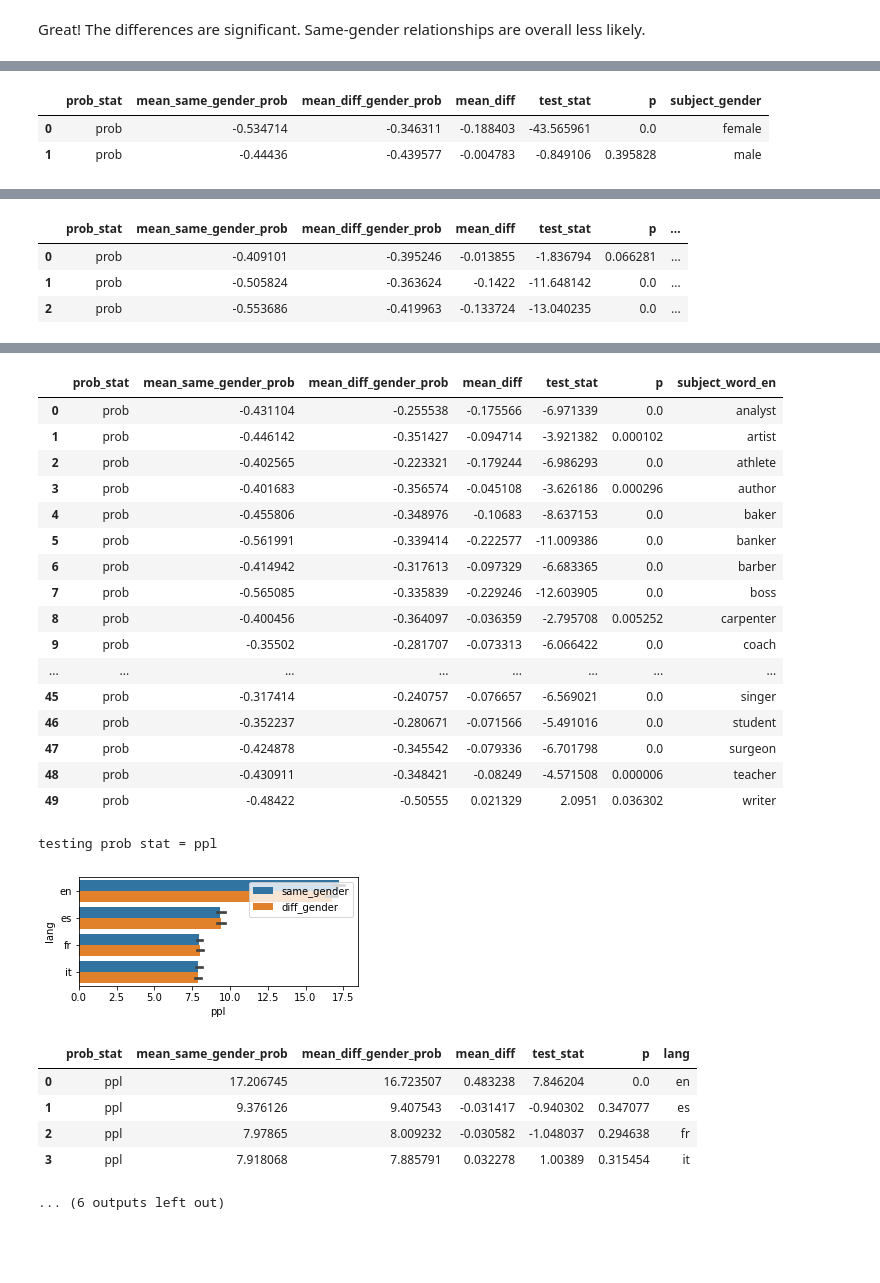
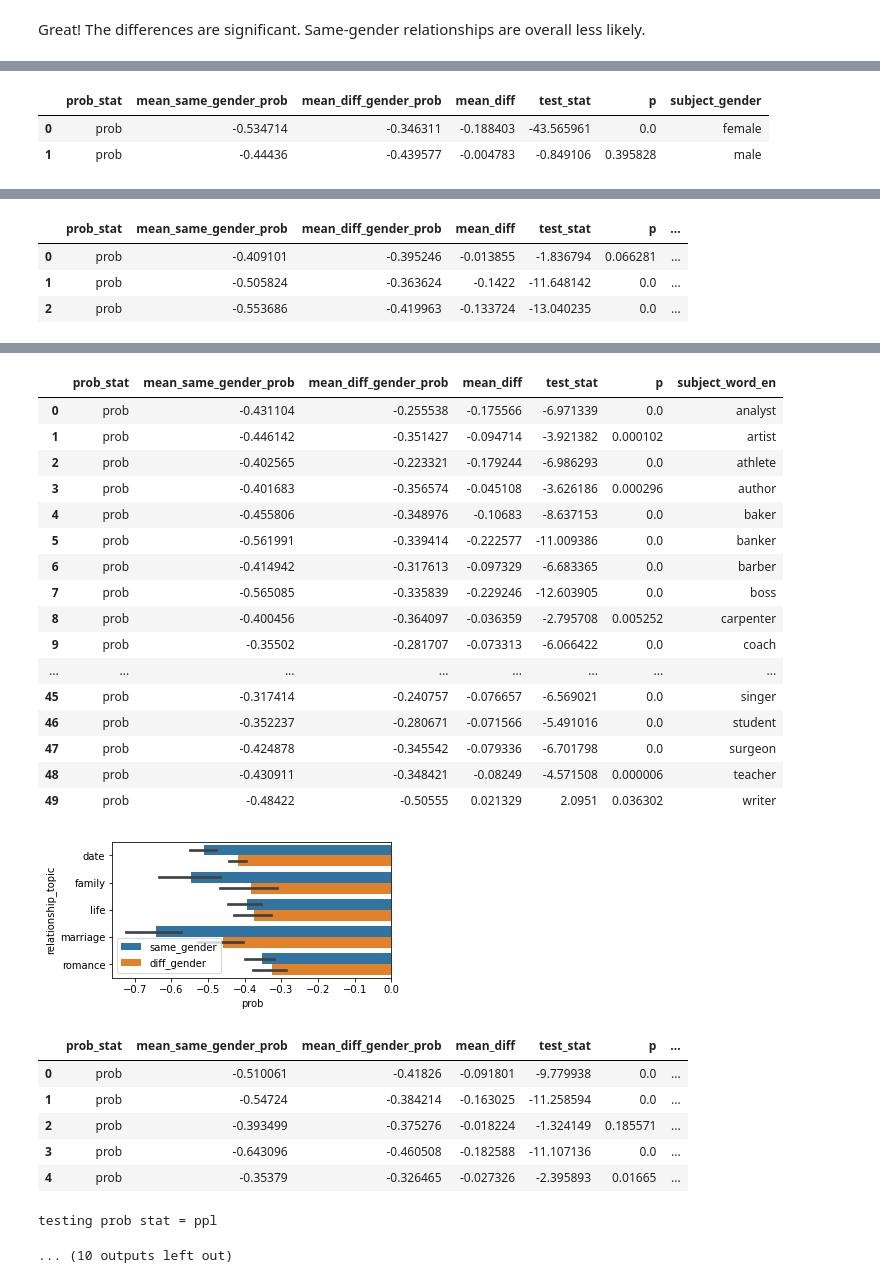
Before and after one commit to ianbstewart/multilingual-same-gender-bias, a Jupyter notebook: query_language_models.ipynb, the cells around one changed output, grey strips where cells are left out. Saved outputs shown, nothing was run; the diff lists cells and outputs as text; code cells hidden in the pictures; blank space fills up the shorter version.

```diff
--- a/query_language_models.ipynb
+++ b/query_language_models.ipynb
@@ -277,6 +288,7 @@ def compare_same_diff_gender_prob_data(data, prob_stat='prob', align_vars=['lang
 prob_stats = ['prob', 'ppl']
 align_vars = ['lang', 'subject_word', 'subject_gender']
 for prob_stat_i in prob_stats:
+    plt.figure(figsize=(5, 1))
     sns.barplot(data=relationship_sent_data, y='relationship_type', x=prob_stat_i)
     plt.show()
     ## significance testing
@@ -304,7 +316,7 @@ dtype: object
 Great! The differences are significant. Same-gender relationships are overall less likely.
 # %%
 ## breakdown by language, gender, target, relationship, source occupation
-relationship_vars = ['lang', 'subject_gender', 'relationship_word_category', 'subject_word_en']
+relationship_vars = ['lang', 'subject_gender', 'relationship_word_category', 'subject_word_en', 'relationship_topic']
 width = 5
 height = 0.5
 align_vars = ['lang', 'subject_word', 'subject_gender']
@@ -319,7 +331,7 @@ for prob_stat in prob_stats:
         plt.figure(figsize=(width, height_i))
         val_order_i = list(sorted(relationship_sent_data.loc[:, var_i].unique()))
         sns.barplot(data=relationship_sent_data, x=prob_stat, y=var_i, order=val_order_i, hue='relationship_type')
-        plt.legend(loc='upper right')
+        plt.legend(loc='lower left')
         plt.show()
         # compare within-group
         compare_stats_i = []
@@ -350,28 +362,29 @@ testing prob stat = prob
 |  | prob_stat | mean_same_gender_prob | mean_diff_gender_prob | mean_diff | test_stat | p | subject_word_en |
 | 0 | prob | -0.431104 | -0.255538 | -0.175566 | -6.971339 | 0.0 | analyst |
 | 1 | prob | -0.446142 | -0.351427 | -0.094714 | -3.921382 | 0.000102 | artist |
 | 2 | prob | -0.402565 | -0.223321 | -0.179244 | -6.986293 | 0.0 | athlete |
 | 3 | prob | -0.401683 | -0.356574 | -0.045108 | -3.626186 | 0.000296 | author |
 | 4 | prob | -0.455806 | -0.348976 | -0.10683 | -8.637153 | 0.0 | baker |
 | 5 | prob | -0.561991 | -0.339414 | -0.222577 | -11.009386 | 0.0 | banker |
 | 6 | prob | -0.414942 | -0.317613 | -0.097329 | -6.683365 | 0.0 | barber |
 | 7 | prob | -0.565085 | -0.335839 | -0.229246 | -12.603905 | 0.0 | boss |
 | 8 | prob | -0.400456 | -0.364097 | -0.036359 | -2.795708 | 0.005252 | carpenter |
 | 9 | prob | -0.35502 | -0.281707 | -0.073313 | -6.066422 | 0.0 | coach |
 | ... | ... | ... | ... | ... | ... | ... | ... |
 | 45 | prob | -0.317414 | -0.240757 | -0.076657 | -6.569021 | 0.0 | singer |
 | 46 | prob | -0.352237 | -0.280671 | -0.071566 | -5.491016 | 0.0 | student |
 | 47 | prob | -0.424878 | -0.345542 | -0.079336 | -6.701798 | 0.0 | surgeon |
 | 48 | prob | -0.430911 | -0.348421 | -0.08249 | -4.571508 | 0.000006 | teacher |
 | 49 | prob | -0.48422 | -0.50555 | 0.021329 | 2.0951 | 0.036302 | writer |
-testing prob stat = ppl
-[figure, old version]
+[figure, new version]
-|  | prob_stat | mean_same_gender_prob | mean_diff_gender_prob | mean_diff | test_stat | p | lang |
-| 0 | ppl | 17.206745 | 16.723507 | 0.483238 | 7.846204 | 0.0 | en |
-| 1 | ppl | 9.376126 | 9.407543 | -0.031417 | -0.940302 | 0.347077 | es |
-| 2 | ppl | 7.97865 | 8.009232 | -0.030582 | -1.048037 | 0.294638 | fr |
-| 3 | ppl | 7.918068 | 7.885791 | 0.032278 | 1.00389 | 0.315454 | it |
+|  | prob_stat | mean_same_gender_prob | mean_diff_gender_prob | mean_diff | test_stat | p | ... |
+| 0 | prob | -0.510061 | -0.41826 | -0.091801 | -9.779938 | 0.0 | ... |
+| 1 | prob | -0.54724 | -0.384214 | -0.163025 | -11.258594 | 0.0 | ... |
+| 2 | prob | -0.393499 | -0.375276 | -0.018224 | -1.324149 | 0.185571 | ... |
+| 3 | prob | -0.643096 | -0.460508 | -0.182588 | -11.107136 | 0.0 | ... |
+| 4 | prob | -0.35379 | -0.326465 | -0.027326 | -2.395893 | 0.01665 | ... |
+testing prob stat = ppl
-... (6 outputs left out)
+... (10 outputs left out)
 # %% [markdown]
 OK! We can see pretty clearly that same-gender relationships are dispreferred pretty much across the board.
 
```
Also changed, not shown: parts of 18 cells of this notebook, 2 other files.
